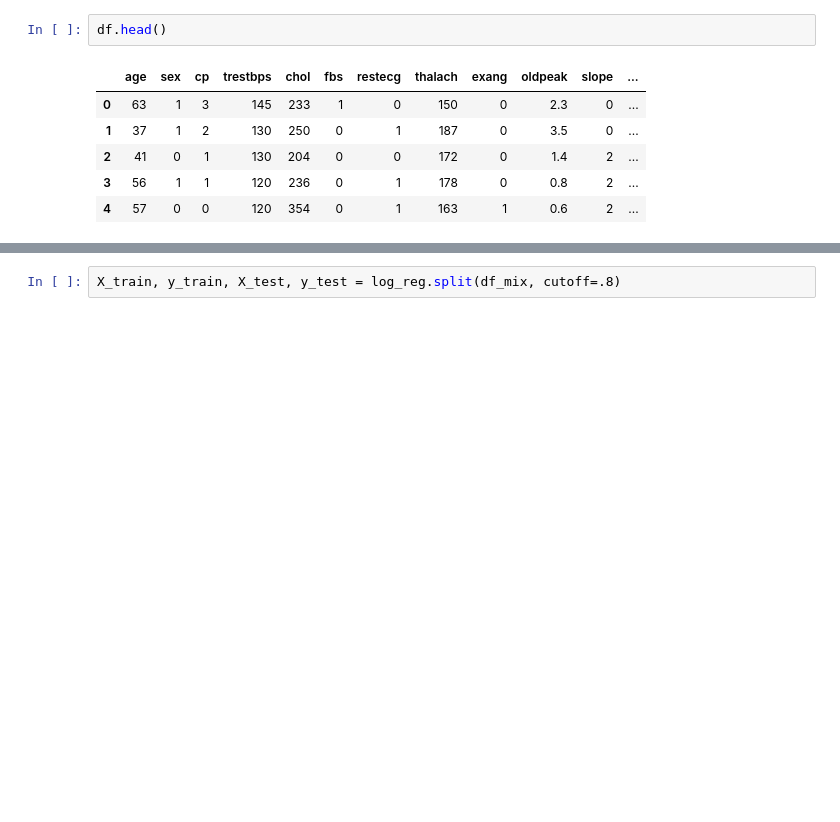
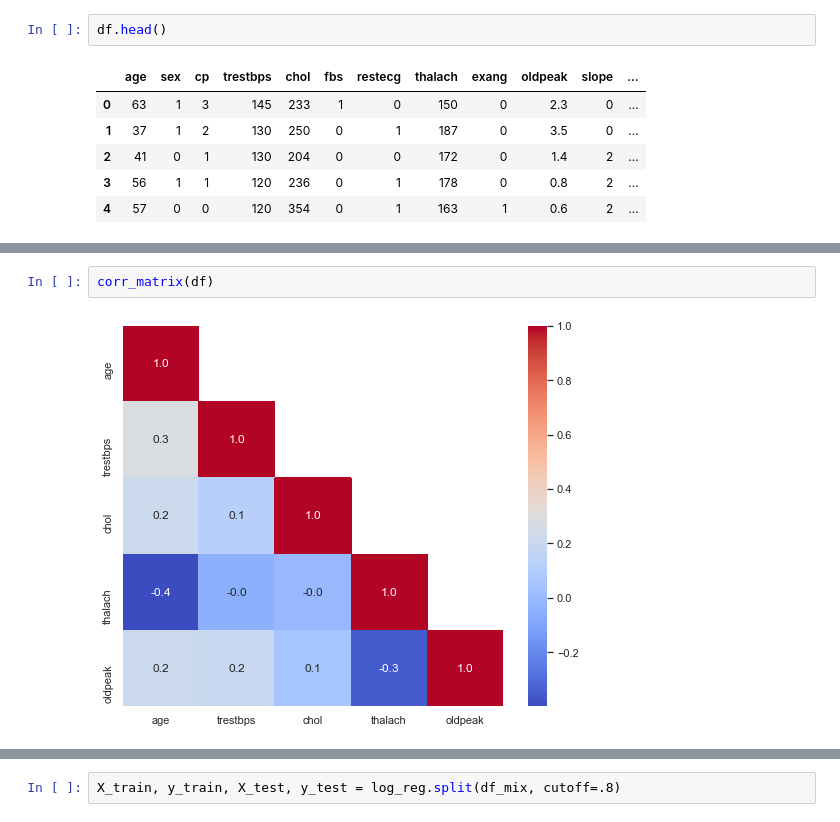
Before and after one commit to wincenzo/regressor, a Jupyter notebook: Regression_Class.ipynb, the cells around one changed output, grey strips where cells are left out. Drawn from its saved outputs; the diff is of its cells as text; blank space fills up the shorter version.

```diff
--- a/Regression_Class.ipynb
+++ b/Regression_Class.ipynb
@@ -144,0 +59,4 @@ log_reg = Reg.Regressor(target='target_1', l_rate=.3, reg_rate=1, beta=1)
+# %%
+corr_matrix(df)
+# %% [output]
+[figure, added]
```
Also changed, not shown: parts of 45 cells of this notebook, 2 other files.
